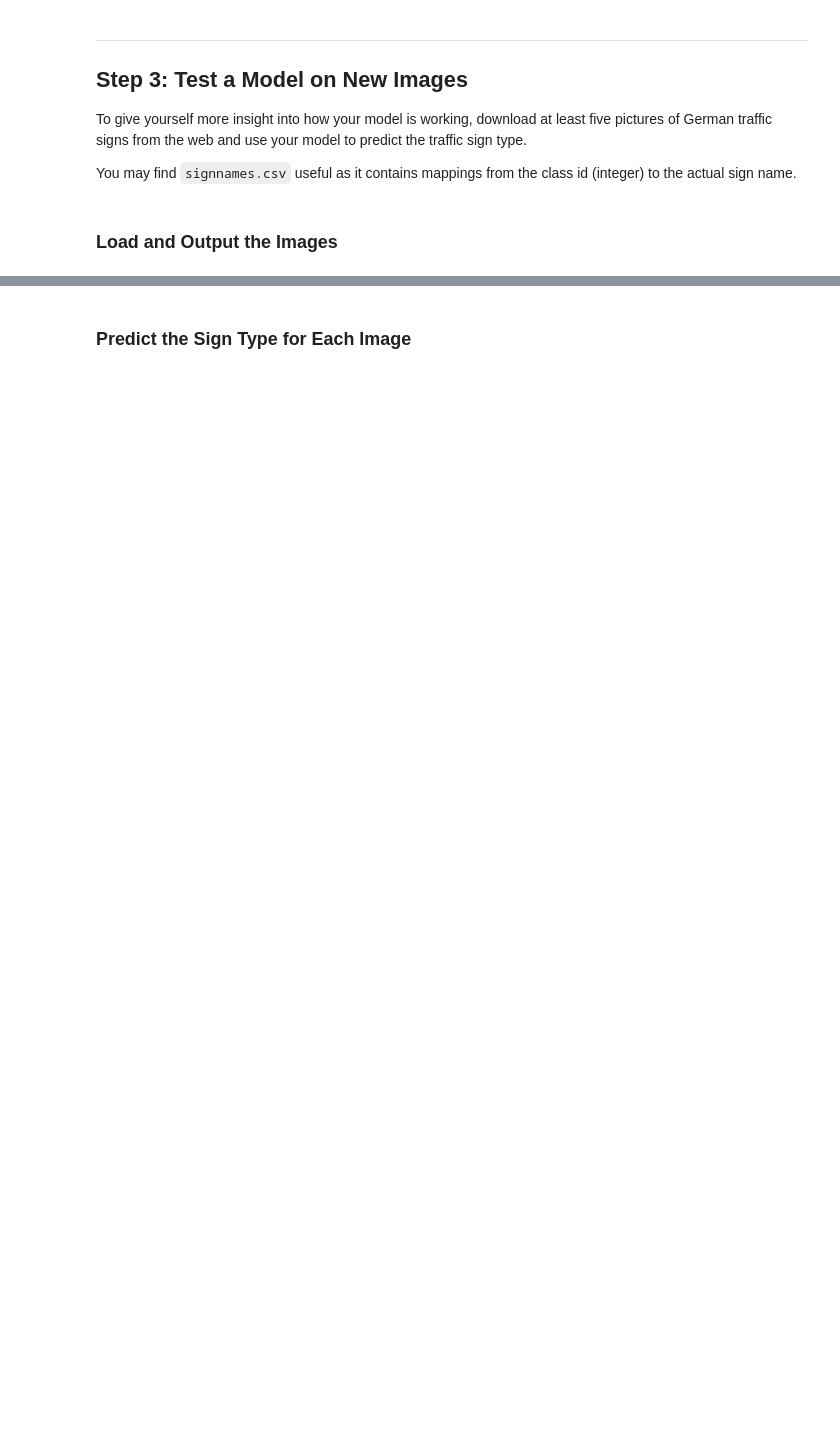
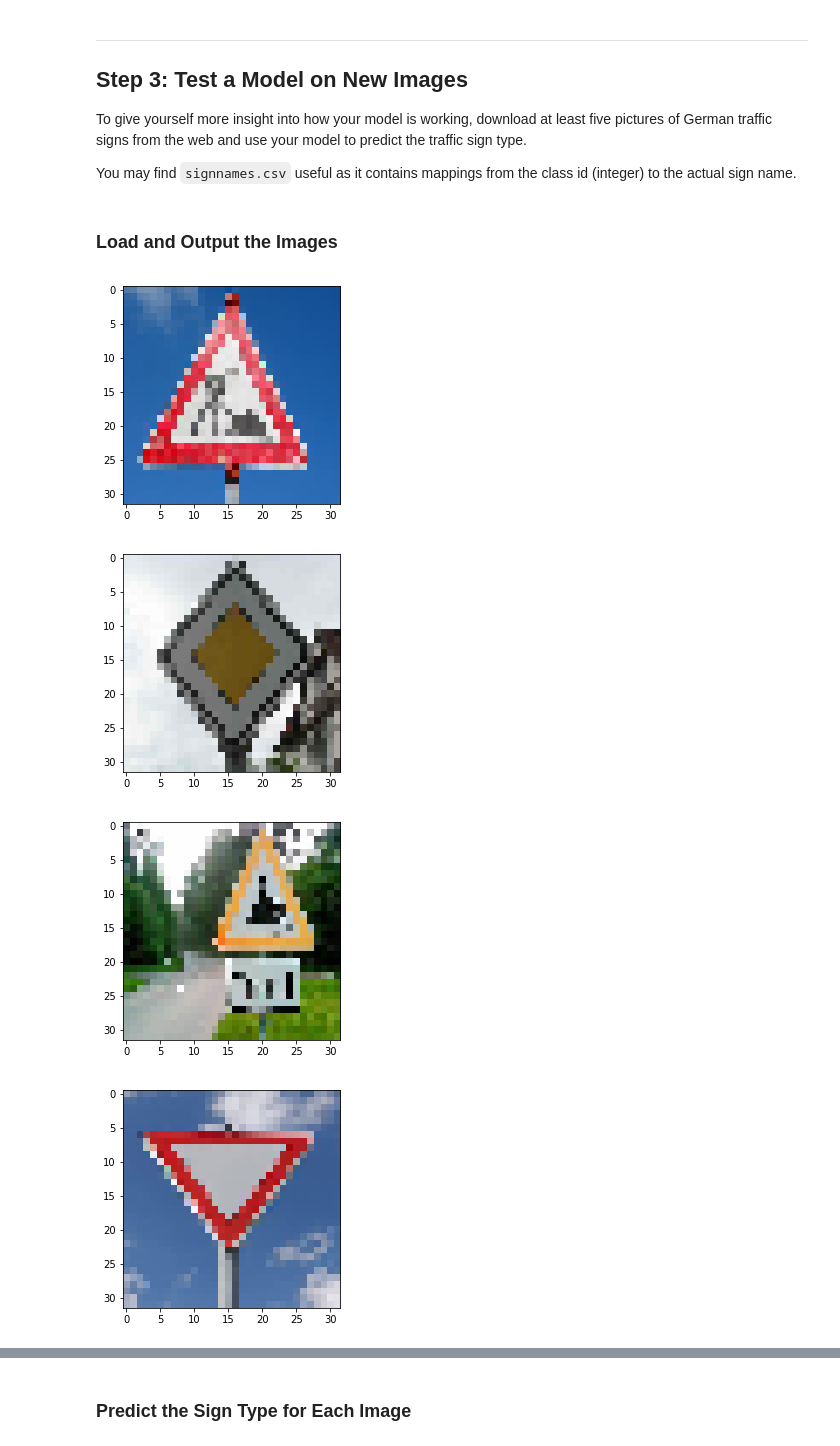
Before and after one commit to alexfjw/CarND-Traffic-Sign-Project, a Jupyter notebook: Traffic_Sign_Classifier.ipynb, the cells around one changed output, grey strips where cells are left out. Saved outputs shown, nothing was run; the diff lists cells and outputs as text; code cells hidden in the pictures; blank space fills up the shorter version.

```diff
--- a/Traffic_Sign_Classifier.ipynb
+++ b/Traffic_Sign_Classifier.ipynb
@@ -354,0 +357,23 @@ You may find `signnames.csv` useful as it contains mappings from the class id (i
+# %%
+### Load the images and plot them here.
+### Feel free to use as many code cells as needed.
+import pandas as pd
+from PIL import Image
+sign_names = pd.read_csv('./signnames.csv').values
+
+sample_dirs = ['./examples/s1.jpg',
+            './examples/s2.jpg',
+            './examples/s3.jpg',
+            './examples/s4.jpg',
+            './examples/s5.jpg']
+sample_imgs = [Image.open(name).resize((32,32)) for name in sample_dirs]
+sample_np_imgs = [np.array(img) for img in sample_imgs]
+
+for idx, img in enumerate(sample_imgs):
+    plt.figure(idx)
+    plt.imshow(img)
+# %% [output]
+[figure, added]
+[figure, added]
+[figure, added]
+[figure, added]
```
Also changed, not shown: parts of 11 cells of this notebook, 9 other files.
